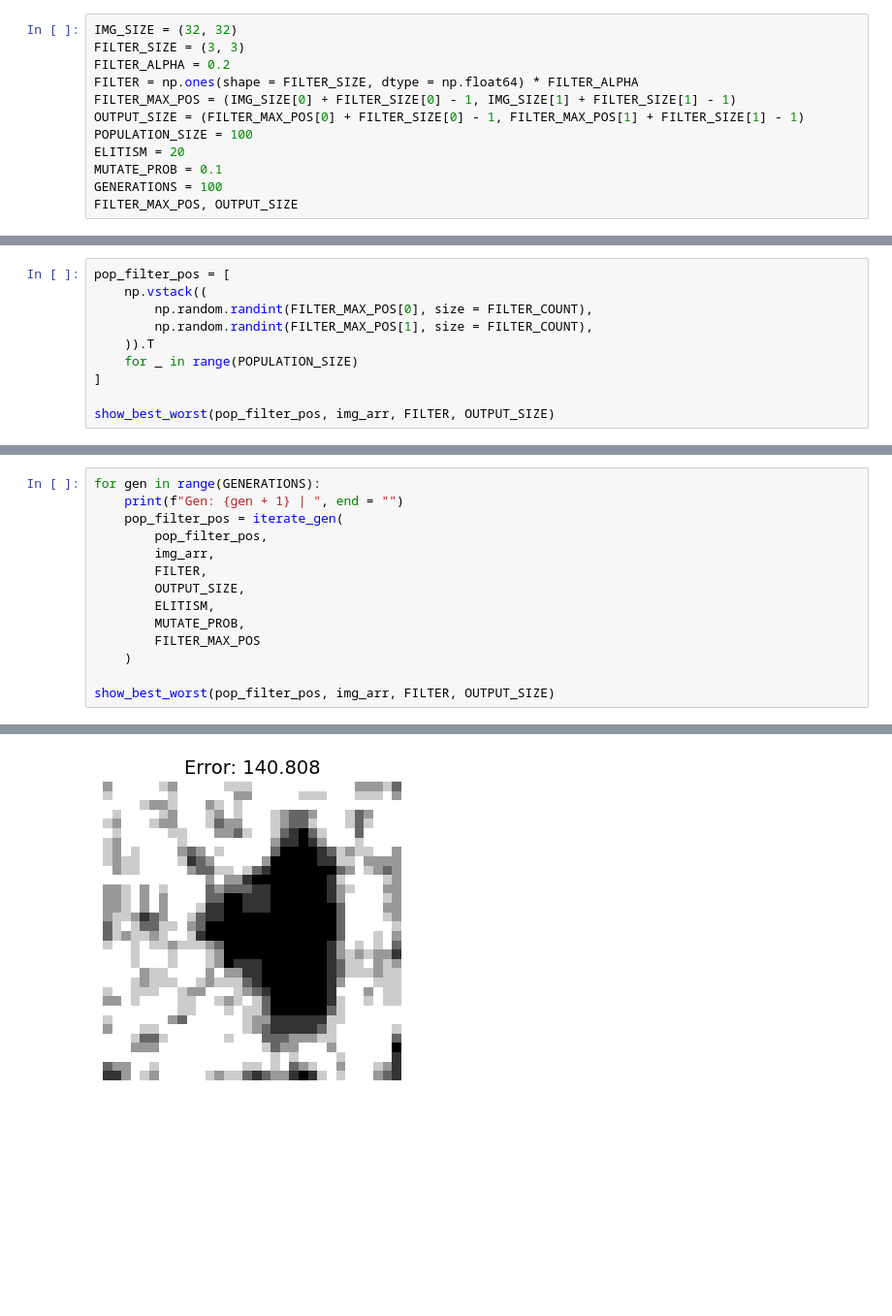
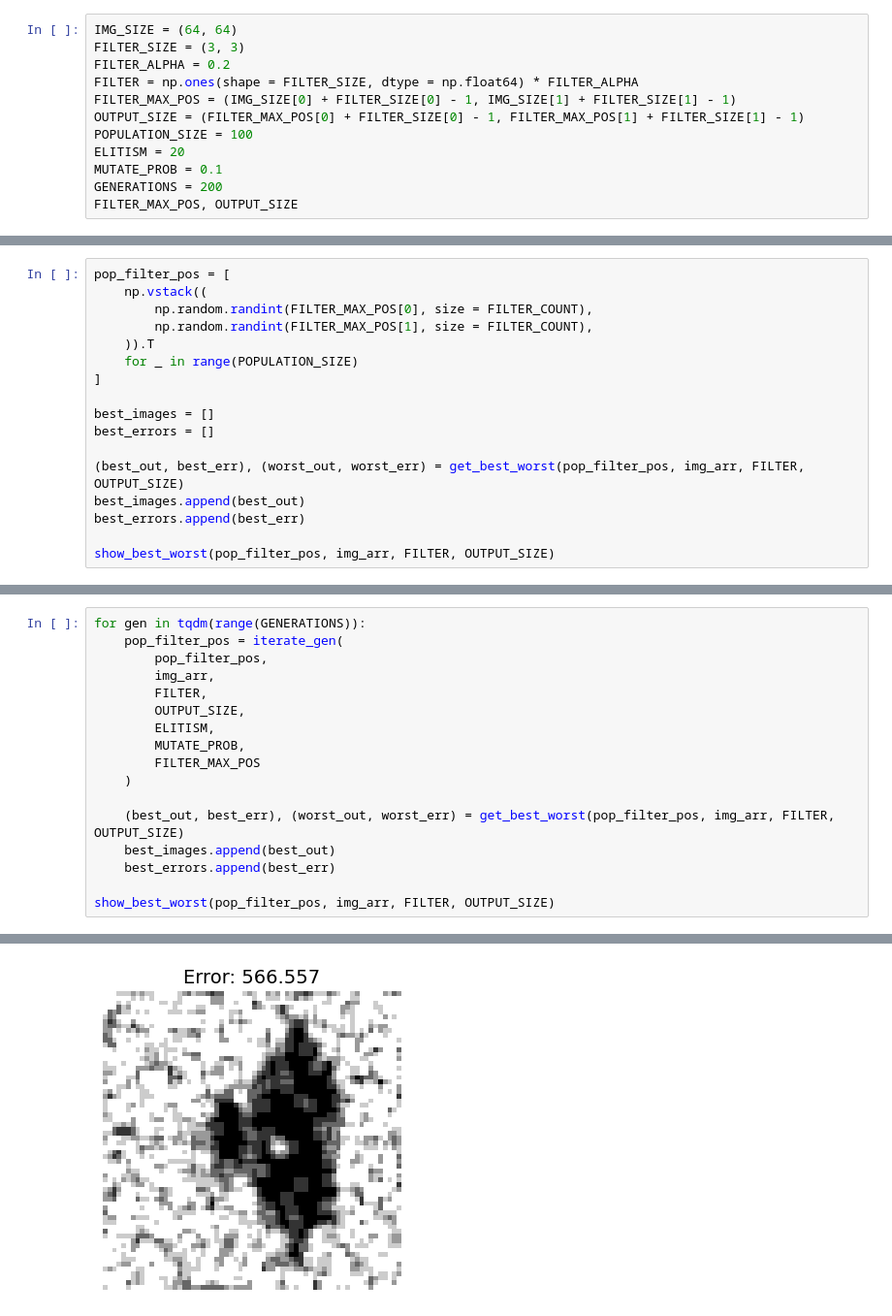
Before and after one commit to mayur7garg/GeneticAlgorithmSimulations, a Jupyter notebook: PictureBuilder/simulation.ipynb, the cells around one changed output, grey strips where cells are left out. Shown: that part at 97% size. Drawn from its saved outputs; the diff is of its cells as text; blank space fills up the shorter version.

```diff
--- a/PictureBuilder/simulation.ipynb
+++ b/PictureBuilder/simulation.ipynb
@@ -6,5 +9,5 @@ from utilFuncs import show_image, show_best_worst, iterate_gen
 # %%
-IMG_SIZE = (32, 32)
+IMG_SIZE = (64, 64)
 FILTER_SIZE = (3, 3)
 FILTER_ALPHA = 0.2
 FILTER = np.ones(shape = FILTER_SIZE, dtype = np.float64) * FILTER_ALPHA
@@ -13,6 +16,6 @@ OUTPUT_SIZE = (FILTER_MAX_POS[0] + FILTER_SIZE[0] - 1, FILTER_MAX_POS[1] + FILTE
 POPULATION_SIZE = 100
 ELITISM = 20
 MUTATE_PROB = 0.1
-GENERATIONS = 100
+GENERATIONS = 200
 FILTER_MAX_POS, OUTPUT_SIZE
 # %% [output]
@@ -36,5 +39,12 @@ pop_filter_pos = [
     for _ in range(POPULATION_SIZE)
 ]
 
+best_images = []
+best_errors = []
+
+(best_out, best_err), (worst_out, worst_err) = get_best_worst(pop_filter_pos, img_arr, FILTER, OUTPUT_SIZE)
+best_images.append(best_out)
+best_errors.append(best_err)
+
 show_best_worst(pop_filter_pos, img_arr, FILTER, OUTPUT_SIZE)
 # %% [output]
@@ -44,6 +53,5 @@ Best score: 316.361 | Worst score: 412.424
 # %%
-for gen in range(GENERATIONS):
-    print(f"Gen: {gen + 1} | ", end = "")
+for gen in tqdm(range(GENERATIONS)):
     pop_filter_pos = iterate_gen(
         pop_filter_pos,
         img_arr,
@@ -54,5 +62,9 @@ for gen in range(GENERATIONS):
         FILTER_MAX_POS
     )
 
+    (best_out, best_err), (worst_out, worst_err) = get_best_worst(pop_filter_pos, img_arr, FILTER, OUTPUT_SIZE)
+    best_images.append(best_out)
+    best_errors.append(best_err)
+
 show_best_worst(pop_filter_pos, img_arr, FILTER, OUTPUT_SIZE)
 # %% [output]
@@ -77 +72 @@ Best score: 120.827 | Worst score: 140.808
-[figure, old version]
+[figure, new version]
```
Also changed, not shown: parts of 7 cells of this notebook, 2 other files.
